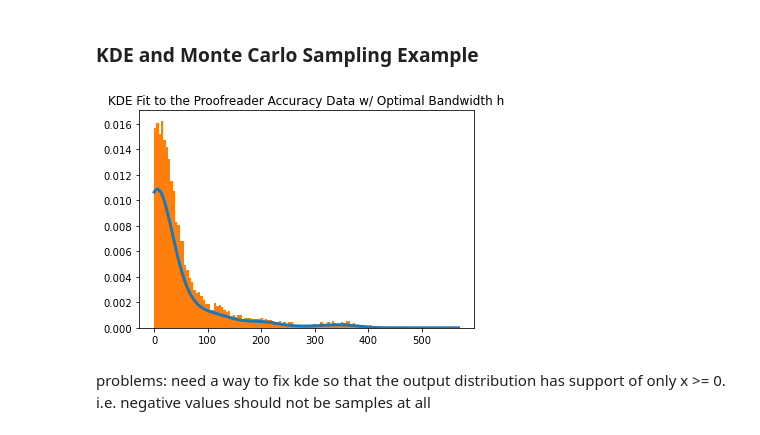
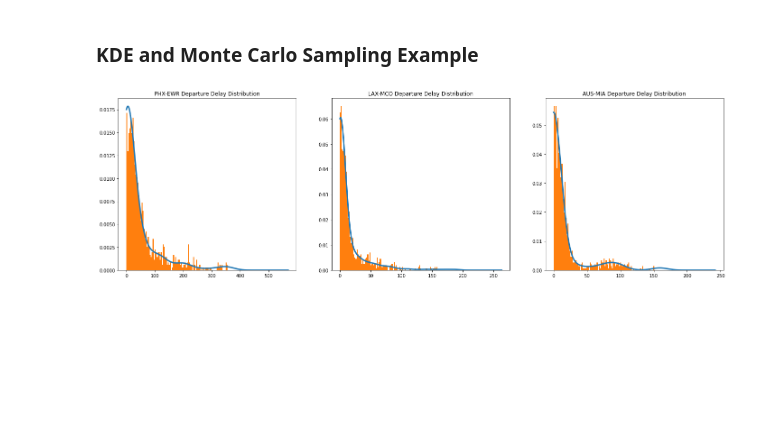
Before and after one commit to krutalp/Airline_Route_Analytics, a Jupyter notebook: On_Time_Preformance_Analysis.ipynb, the cells around one changed output. Saved outputs shown, nothing was run; the diff lists cells and outputs as text; code cells hidden in the pictures; blank space fills up the shorter version.

```diff
--- a/On_Time_Preformance_Analysis.ipynb
+++ b/On_Time_Preformance_Analysis.ipynb
@@ -327,18 +353,29 @@ def random_samples(citypair, metric, n):
 # %% [markdown]
 ### KDE and Monte Carlo Sampling Example
-# %%
-# plot KDE estimate
-model_phx_ewr_dep_delay, y_1, x_1 = kde_dist_fit('PHX-EWR','DEP_DELAY_NEW')
-plt.plot(x_1, y_1, linewidth=3)
-plt.title('KDE Fit to the Proofreader Accuracy Data w/ Optimal Bandwidth h')
-
-kde_samples_phx_ewr = random_samples('PHX-EWR', 'DEP_DELAY_NEW', 10000)
-kde_samples_phx_ewr = kde_samples_phx_ewr[kde_samples_phx_ewr >= 0]
-
-plt.hist(kde_samples_phx_ewr, density=True,bins=100)
-plt.show()
-# %% [output]
-[figure, removed]
-# %% [markdown]
-problems: need a way to fix kde so that the output distribution has support of only x >= 0.
-i.e. negative values should not be samples at all
+# %%
+# plot KDE estimate
+fig_1 = plt.figure(figsize = (24,7), facecolor='w',edgecolor='k')
+
+plt.subplot(131)
+model_phx_ewr_dep_delay, y_1, x_1 = kde_dist_fit('PHX-EWR','DEP_DELAY_NEW')
+plt.plot(x_1, y_1, linewidth=3)
+plt.title('PHX-EWR Departure Delay Distribution')
+kde_samples_phx_ewr = random_samples('PHX-EWR', 'DEP_DELAY_NEW')
+plt.hist(kde_samples_phx_ewr, density=True,bins=100)
+
+plt.subplot(132)
+model_phx_ewr_dep_delay, y_1, x_1 = kde_dist_fit('LAX-MCO','DEP_DELAY_NEW')
+plt.plot(x_1, y_1, linewidth=3)
+plt.title('LAX-MCO Departure Delay Distribution')
+kde_samples_phx_ewr = random_samples('LAX-MCO', 'DEP_DELAY_NEW')
+plt.hist(kde_samples_phx_ewr, density=True,bins=100)
+
+plt.subplot(133)
+model_phx_ewr_dep_delay, y_1, x_1 = kde_dist_fit('AUS-MIA','DEP_DELAY_NEW')
+plt.plot(x_1, y_1, linewidth=3)
+plt.title('AUS-MIA Departure Delay Distribution')
+kde_samples_phx_ewr = random_samples('AUS-MIA', 'DEP_DELAY_NEW')
+plt.hist(kde_samples_phx_ewr, density=True,bins=100)
+plt.show()
+# %% [output]
+[figure, added]
```
Also changed, not shown: parts of 5 cells of this notebook.
